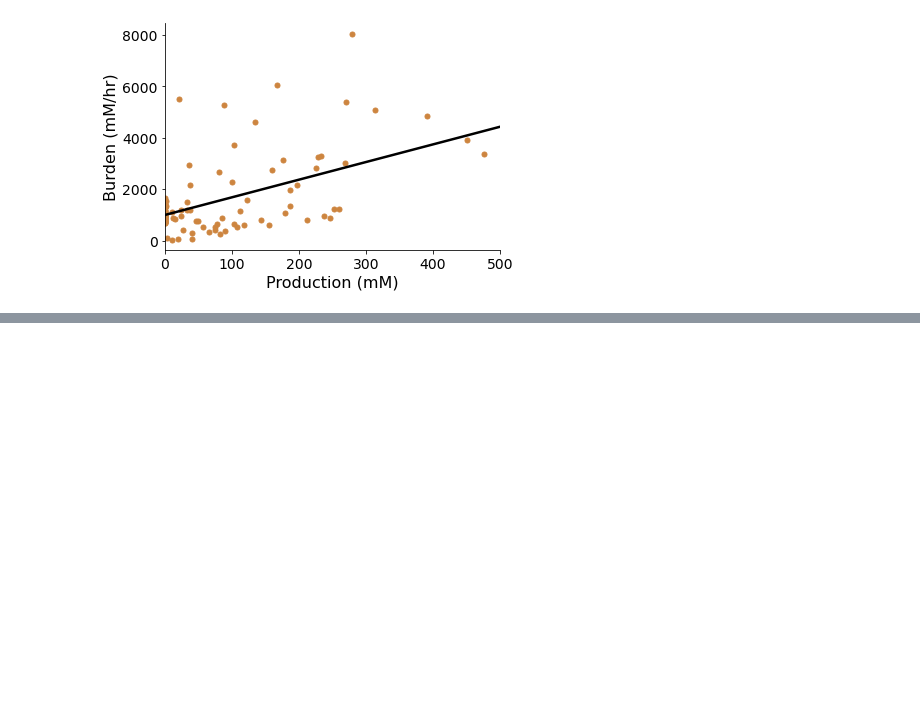
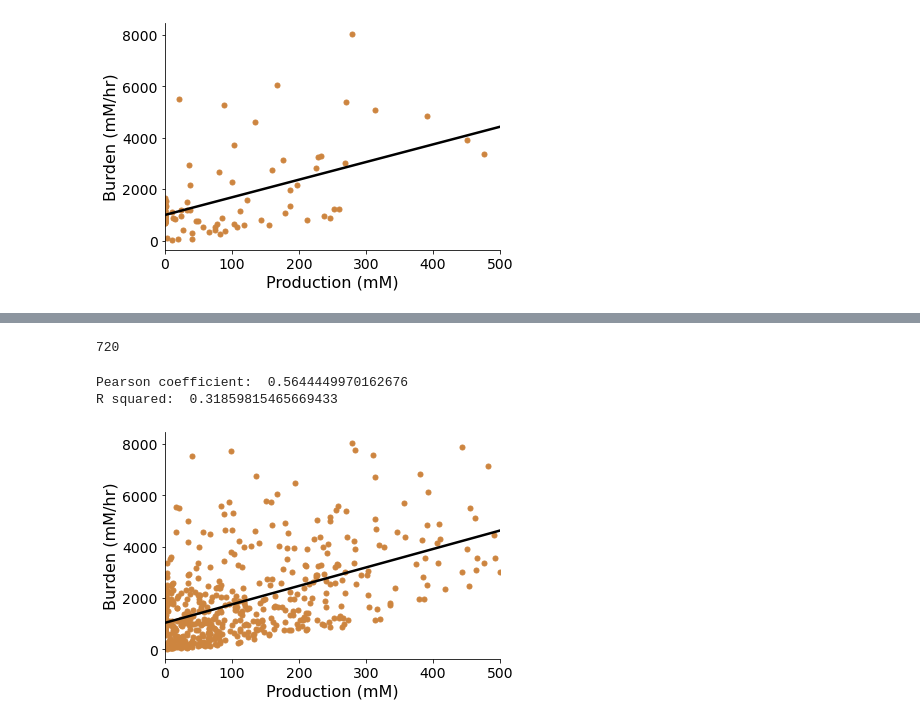
Before and after one commit to cjmerzbacher/joint-simulator, a Jupyter notebook: beta_carotene/bcar_viz.ipynb, the cells around one changed output, grey strips where cells are left out. Cells and saved outputs as stored; diff of their text form; code cells hidden in the pictures; blank space fills up the shorter version.

Commit message:
Final NC run 280 samples

```diff
--- a/beta_carotene/bcar_viz.ipynb
+++ b/beta_carotene/bcar_viz.ipynb
@@ -256,0 +307,13 @@ r_value**2
+# %%
+##Sanity check
+len(ode_data_total.W.unique())
+# %% [output]
+720
+# %%
+#compute sum under lam curve
+burdens = []
+for w in fba_data_total.W.unique():
+    fba_data = fba_data_total.loc[fba_data_total.W == w].reset_index(drop=True)
+    burden = sum(fba_data.lam[0] - fba_data.lam)
+    burdens.append(burden)
+sum_data_total['burden'] = burdens
@@ -256,0 +322,28 @@ r_value**2
+# %%
+###FIGURE: Burden vs. production
+#Remove no-production samples
+data = sum_data_total.loc[sum_data_total.bcar_tot < 500]
+fig = plt.figure(figsize=(6,4))
+ax = fig.add_subplot()
+ax.set_xlabel('Production (mM)', fontsize=16)
+ax.set_ylabel('Burden (mM/hr)', fontsize=16)
+ax.tick_params(axis='y', labelsize=14)
+ax.tick_params(axis='x', labelsize=14)
+for axis in ['top','right']:
+    ax.spines[axis].set_linewidth(0)
+ax.set_xlim([0, 500])
+ax.plot(data.bcar_tot, data.burden, '.', c='peru', ms=10)
+
+#Plot linear regression line
+slope, intercept, r_value, p_value, std_err = linregress(data.bcar_tot, data.burden)
+
+xseq = np.linspace(0, max(data.bcar_tot), num=100)
+ax.plot(xseq, intercept + slope * xseq, c='black', lw=2.5)
+
+print('Pearson coefficient: ', r_value)
+print('R squared: ', r_value**2)
+fig.tight_layout()
+# %% [output]
+Pearson coefficient:  0.5644449970162676
+R squared:  0.31859815465669433
+[figure, added]
```
Also changed, not shown: parts of 4 cells of this notebook, 15 other files.
